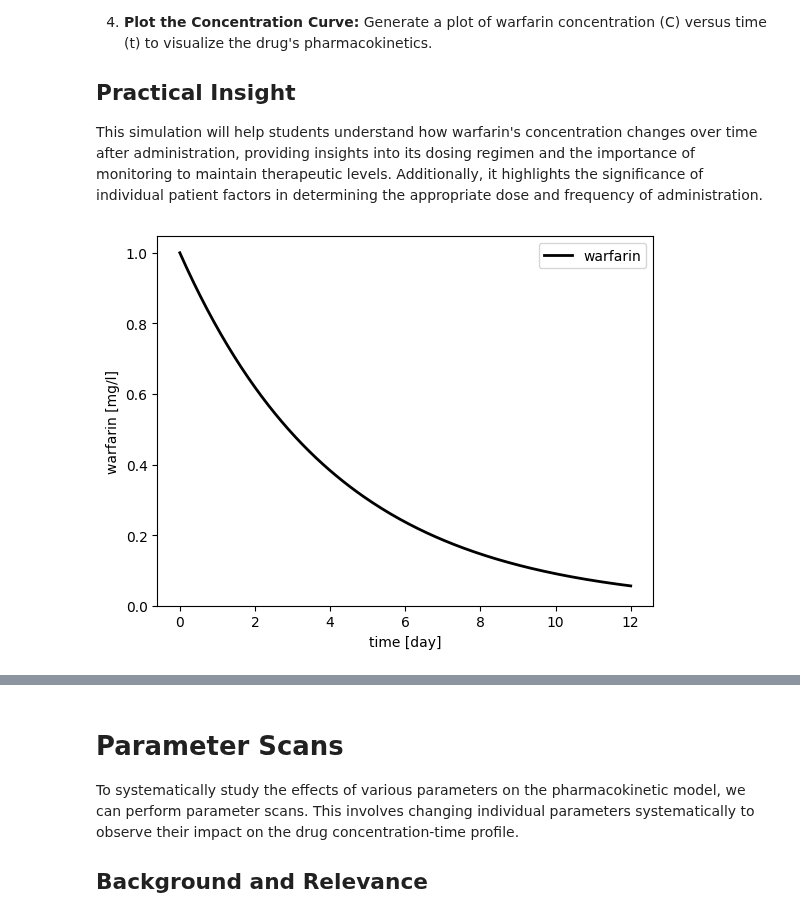
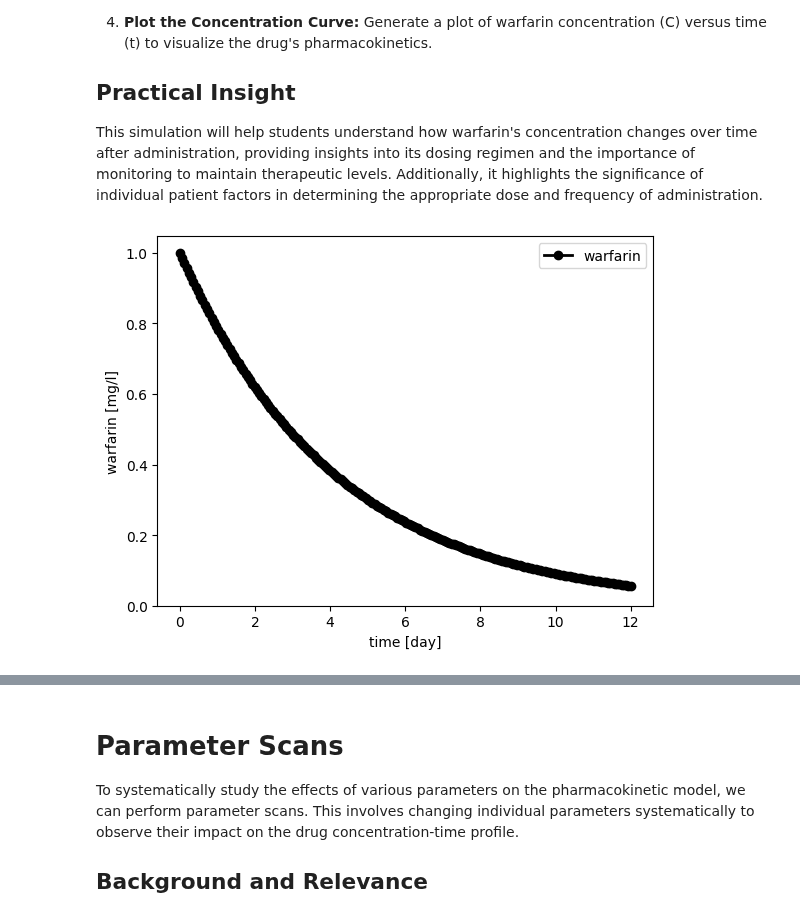
Before and after one commit to matthiaskoenig/course-pharmacokinetic-modelling, a Jupyter notebook: src/mb19/notebooks/01_structural_models.ipynb, the cells around one changed output, grey strips where cells are left out. Cells and saved outputs as stored; diff of their text form; code cells hidden in the pictures.

```diff
--- a/src/mb19/notebooks/01_structural_models.ipynb
+++ b/src/mb19/notebooks/01_structural_models.ipynb
@@ -82,24 +82,24 @@ This simulation will help students understand how warfarin's concentration chang
 # %%
 from matplotlib import pyplot as plt
 import numpy as np
 
 # simulate
 V = 10  # [l]
 CL = 0.1  # [L/hr]
 Dose = 10  # [mg]
 t = np.linspace(start=0, stop=12*24, num=200)  # [hr]
 C = Dose/V * np.exp(-CL/V * t)  # [mg/l]
 
 # plot
 f, ax = plt.subplots()
-ax.plot(t/24.0, C, label="warfarin", color="black", linewidth=2.0)
+ax.plot(t/24.0, C, label="warfarin", color="black", linewidth=2.0, marker="o")
 ax.set_xlabel("time [day]")
 ax.set_ylabel("warfarin [mg/l]")
 ax.set_ylim(bottom=0)
 ax.legend()
 plt.show()
 # %% [output]
-[figure, old version]
+[figure, new version]
 # %% [markdown]
 # Adaptation to Other Drugs
 
```
Also changed, not shown: 4 other files.
